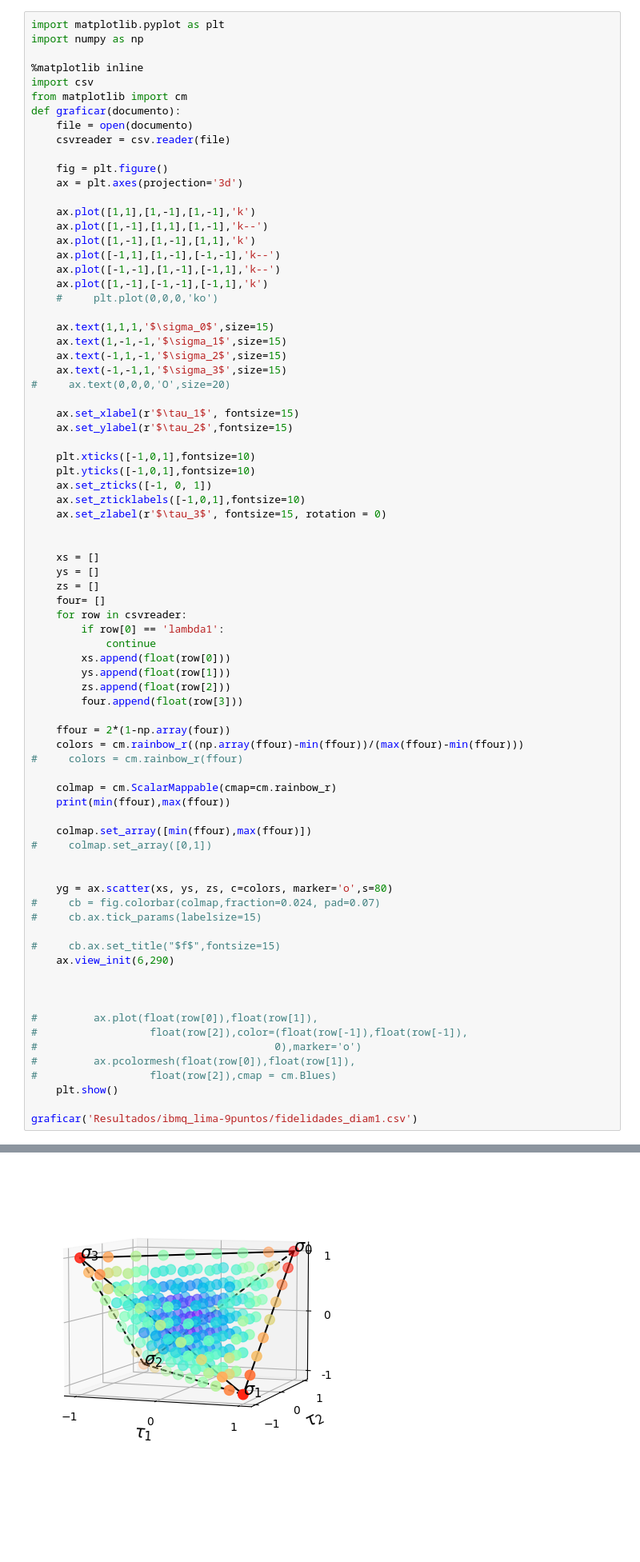
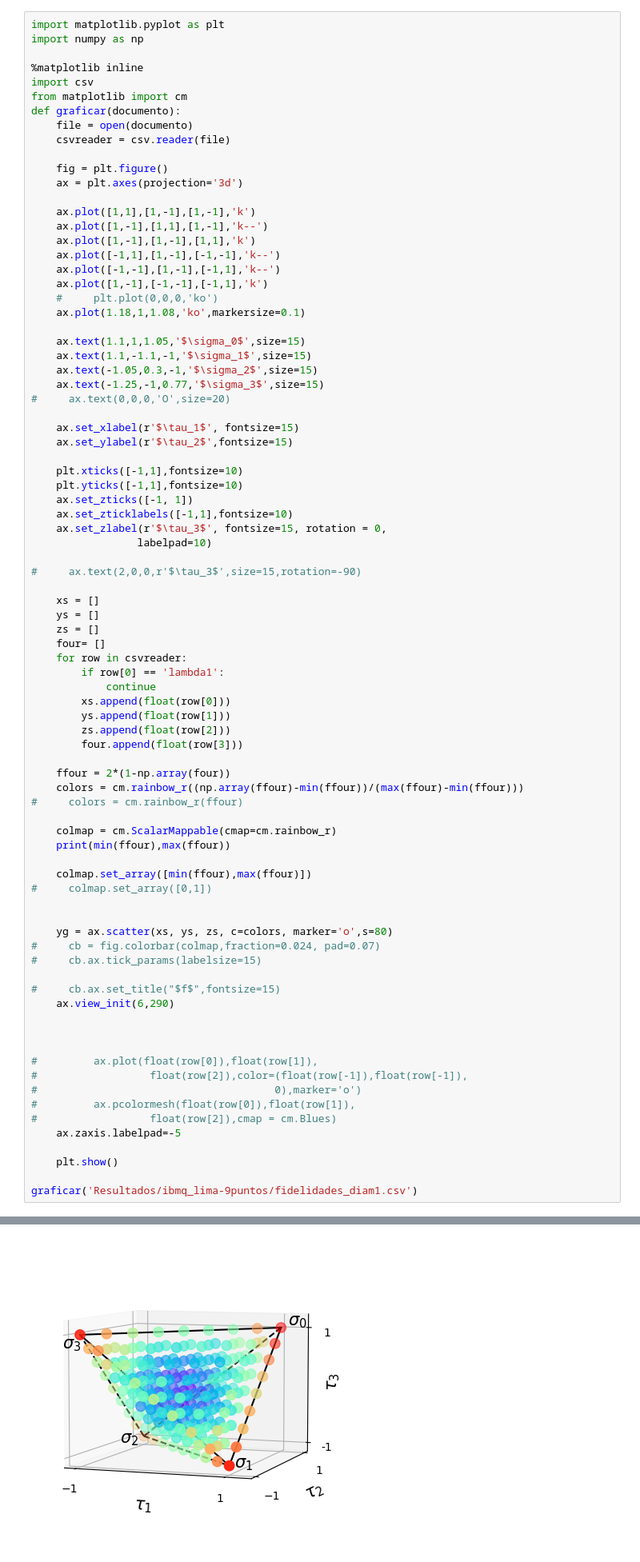
Before and after one commit to tbasile/Una-Rotacion-Parametrizada, a Jupyter notebook: Codigo/Fidelidades-Canales-Pauli.ipynb, the cells around one changed output, grey strips where cells are left out. Shown at 80% size. Saved outputs shown, nothing was run; the diff lists cells and outputs as text; blank space fills up the shorter version.

```diff
--- a/Codigo/Fidelidades-Canales-Pauli.ipynb
+++ b/Codigo/Fidelidades-Canales-Pauli.ipynb
@@ -408,22 +408,25 @@ def graficar(documento):
     ax.plot([-1,-1],[1,-1],[-1,1],'k--')
     ax.plot([1,-1],[-1,-1],[-1,1],'k')
     #     plt.plot(0,0,0,'ko')
+    ax.plot(1.18,1,1.08,'ko',markersize=0.1)
 
-    ax.text(1,1,1,'$\sigma_0$',size=15)
-    ax.text(1,-1,-1,'$\sigma_1$',size=15)
-    ax.text(-1,1,-1,'$\sigma_2$',size=15)
-    ax.text(-1,-1,1,'$\sigma_3$',size=15)
+    ax.text(1.1,1,1.05,'$\sigma_0$',size=15)
+    ax.text(1.1,-1.1,-1,'$\sigma_1$',size=15)
+    ax.text(-1.05,0.3,-1,'$\sigma_2$',size=15)
+    ax.text(-1.25,-1,0.77,'$\sigma_3$',size=15)
 #     ax.text(0,0,0,'O',size=20)
 
     ax.set_xlabel(r'$\tau_1$', fontsize=15)
     ax.set_ylabel(r'$\tau_2$',fontsize=15)
 
-    plt.xticks([-1,0,1],fontsize=10)
-    plt.yticks([-1,0,1],fontsize=10)
-    ax.set_zticks([-1, 0, 1])
-    ax.set_zticklabels([-1,0,1],fontsize=10)
-    ax.set_zlabel(r'$\tau_3$', fontsize=15, rotation = 0)
+    plt.xticks([-1,1],fontsize=10)
+    plt.yticks([-1,1],fontsize=10)
+    ax.set_zticks([-1, 1])
+    ax.set_zticklabels([-1,1],fontsize=10)
+    ax.set_zlabel(r'$\tau_3$', fontsize=15, rotation = 0,
+                 labelpad=10)
 
+#     ax.text(2,0,0,r'$\tau_3$',size=15,rotation=-90)
 
     xs = []
     ys = []
@@ -440,34 +443,36 @@ def graficar(documento):
     ffour = 2*(1-np.array(four))
     colors = cm.rainbow_r((np.array(ffour)-min(ffour))/(max(ffour)-min(ffour)))
 #     colors = cm.rainbow_r(ffour)
 
     colmap = cm.ScalarMappable(cmap=cm.rainbow_r)
     print(min(ffour),max(ffour))
 
     colmap.set_array([min(ffour),max(ffour)])
 #     colmap.set_array([0,1])
 
 
     yg = ax.scatter(xs, ys, zs, c=colors, marker='o',s=80)
 #     cb = fig.colorbar(colmap,fraction=0.024, pad=0.07)
 #     cb.ax.tick_params(labelsize=15)
 
 #     cb.ax.set_title("$f$",fontsize=15)
     ax.view_init(6,290)
 
 
 
 #         ax.plot(float(row[0]),float(row[1]),
 #                  float(row[2]),color=(float(row[-1]),float(row[-1]),
 #                                      0),marker='o')
 #         ax.pcolormesh(float(row[0]),float(row[1]),
 #                  float(row[2]),cmap = cm.Blues)
+    ax.zaxis.labelpad=-5
+
     plt.show()
 
 graficar('Resultados/ibmq_lima-9puntos/fidelidades_diam1.csv')
 # %% [output]
 0.3018587393884753 0.922019751520244
-[figure, old version]
+[figure, new version]
 # %%
 min(ffour)
 # %% [output]
```
Also changed, not shown: parts of 1 cell of this notebook, 2 other files.
